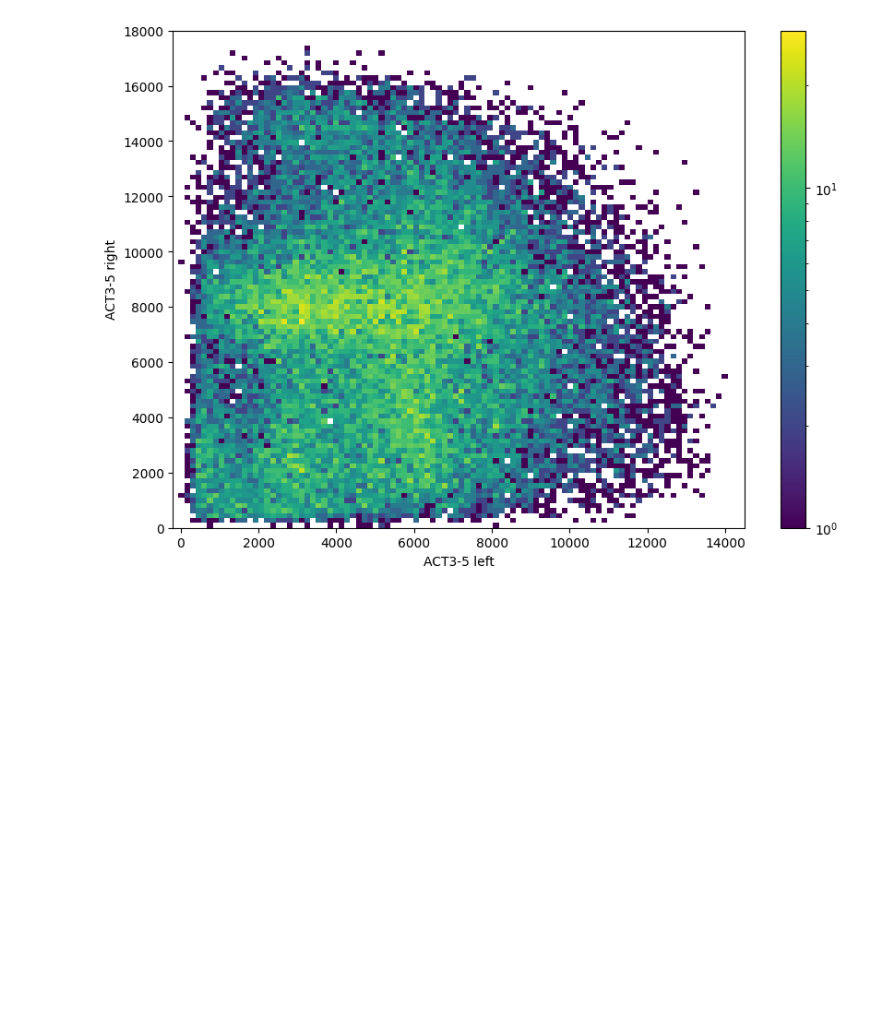
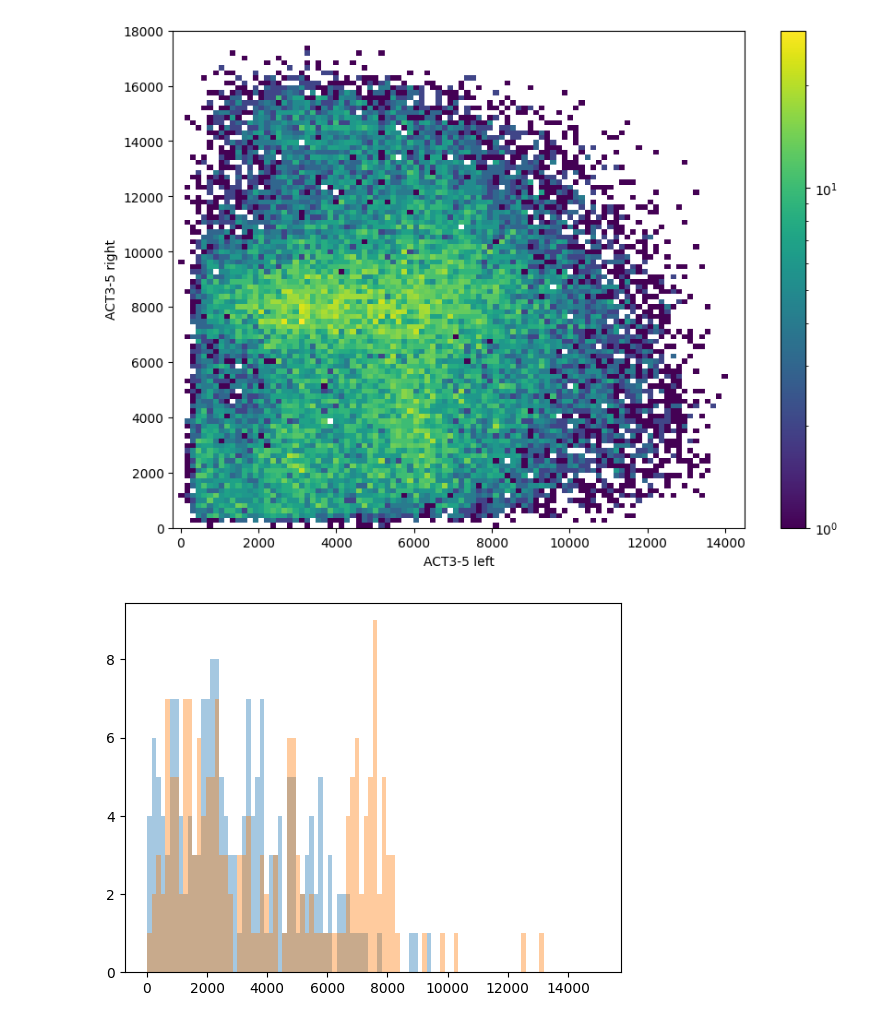
Before and after one commit to elenaramos44/WCTE_BRB_Data_Analysis, a Jupyter notebook: brb_vme_data_checks.ipynb, the cells around one changed output. Drawn from its saved outputs; the diff is of its cells as text; code cells hidden in the pictures; blank space fills up the shorter version.

```diff
--- a/brb_vme_data_checks.ipynb
+++ b/brb_vme_data_checks.ipynb
@@ -416,0 +437,39 @@ plt.xlabel("ACT3-5 left");
+# %%
+act0l_charges = []
+act0r_charges = []
+
+def act_charge(part):
+    card = 130
+    left_channel = 7
+    right_channel = 8
+
+    files = get_files_from_part(part)
+
+    file_hit_card_ids    = files[0]
+    file_hit_channel_ids = files[1]
+    file_hit_charges     = files[2]
+
+    for event in range(len(file_hit_card_ids)):
+        # print(f"event {event}")
+        event_hit_card_ids     = file_hit_card_ids[event]
+        event_hit_channel_ids  = file_hit_channel_ids[event]
+        event_hit_charges      = file_hit_charges[event]
+
+        # Máscara para hits de la tarjeta deseada
+        card_mask = (event_hit_card_ids == card)
+
+        # Máscaras combinadas para canal izquierdo y derecho
+        left_mask  = card_mask & (event_hit_channel_ids == left_channel)
+        right_mask = card_mask & (event_hit_channel_ids == right_channel)
+
+        act0l_charges.append(np.sum(event_hit_charges[left_mask]))
+        act0r_charges.append(np.sum(event_hit_charges[right_mask]))
+
+        # act0l_charges.append(np.sum(event_hit_charges[left_mask]))
+        # act0r_charges.append(np.sum(event_hit_charges[right_mask]))
+# %%
+plt.hist(act0l_charges, bins=100, alpha=0.4, range=(10, 15000));
+plt.hist(act0r_charges, bins=100, alpha=0.4, range=(10, 15000));
+# plt.yscale("log");
+# %% [output]
+[figure, added]
```
Also changed, not shown: parts of 20 cells of this notebook.
